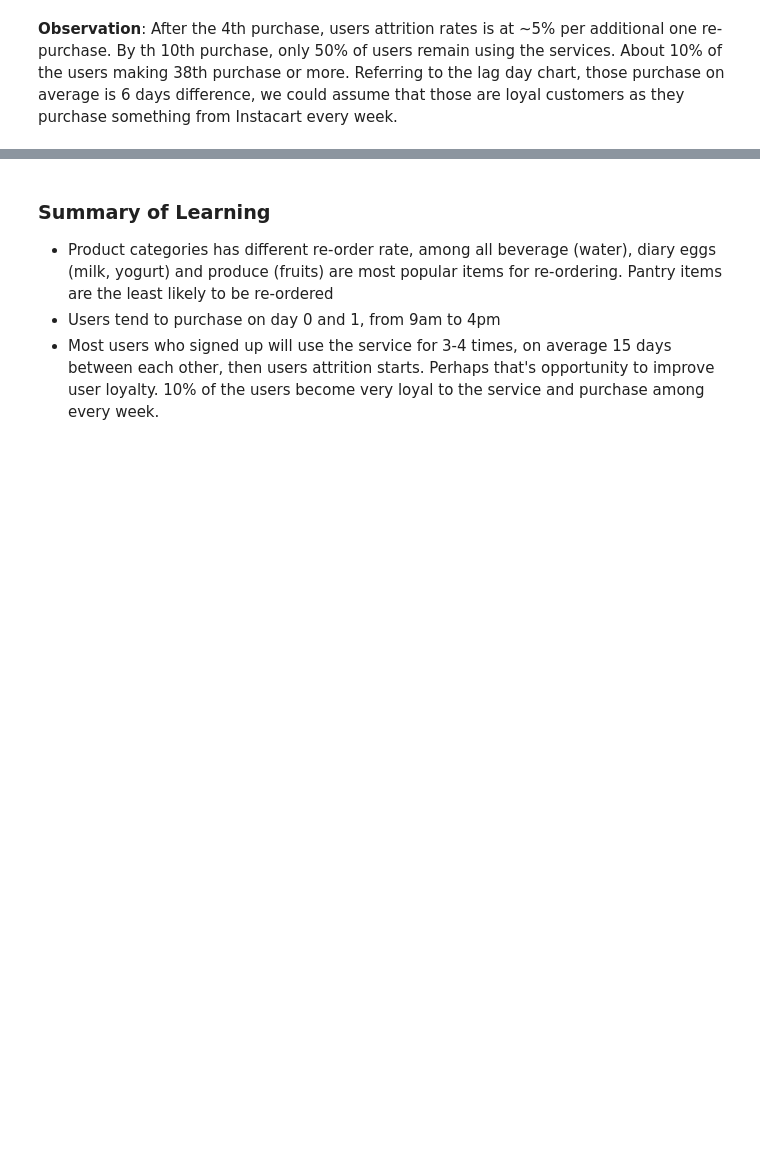
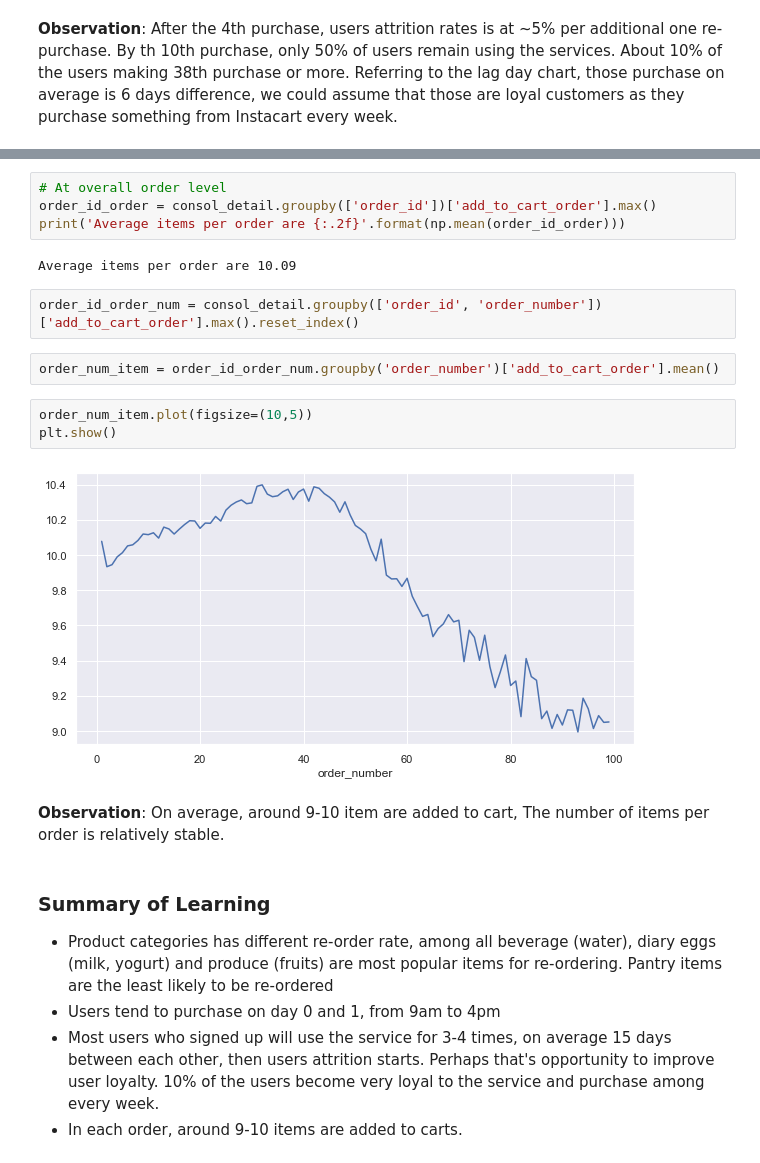
Before and after one commit to sittingman/instacart_product_repurchase, a Jupyter notebook: data_exploratory.ipynb, the cells around one changed output, grey strips where cells are left out. Drawn from its saved outputs; the diff is of its cells as text; blank space fills up the shorter version.

Commit message:
added unit per order

```diff
--- a/data_exploratory.ipynb
+++ b/data_exploratory.ipynb
@@ -268,5 +211,23 @@ plt.show()
+# %%
+# At overall order level
+order_id_order = consol_detail.groupby(['order_id'])['add_to_cart_order'].max()
+print('Average items per order are {:.2f}'.format(np.mean(order_id_order)))
+# %% [output]
+Average items per order are 10.09
+# %%
+order_id_order_num = consol_detail.groupby(['order_id', 'order_number'])['add_to_cart_order'].max().reset_index()
+# %%
+order_num_item = order_id_order_num.groupby('order_number')['add_to_cart_order'].mean()
+# %%
+order_num_item.plot(figsize=(10,5))
+plt.show()
+# %% [output]
+[figure, added]
+# %% [markdown]
+**Observation**: On average, around 9-10 item are added to cart, The number of items per order is relatively stable.
 # %% [markdown]
 ### Summary of Learning
 - Product categories has different re-order rate, among all beverage (water), diary eggs (milk, yogurt) and produce (fruits) are most popular items for re-ordering. Pantry items are the least likely to be re-ordered
 - Users tend to purchase on day 0 and 1, from 9am to 4pm
 - Most users who signed up will use the service for 3-4 times, on average 15 days between each other, then users attrition starts. Perhaps that's opportunity to improve user loyalty. 10% of the users become very loyal to the service and purchase among every week.
+- In each order, around 9-10 items are added to carts.
```
Also changed, not shown: parts of 13 cells of this notebook.
